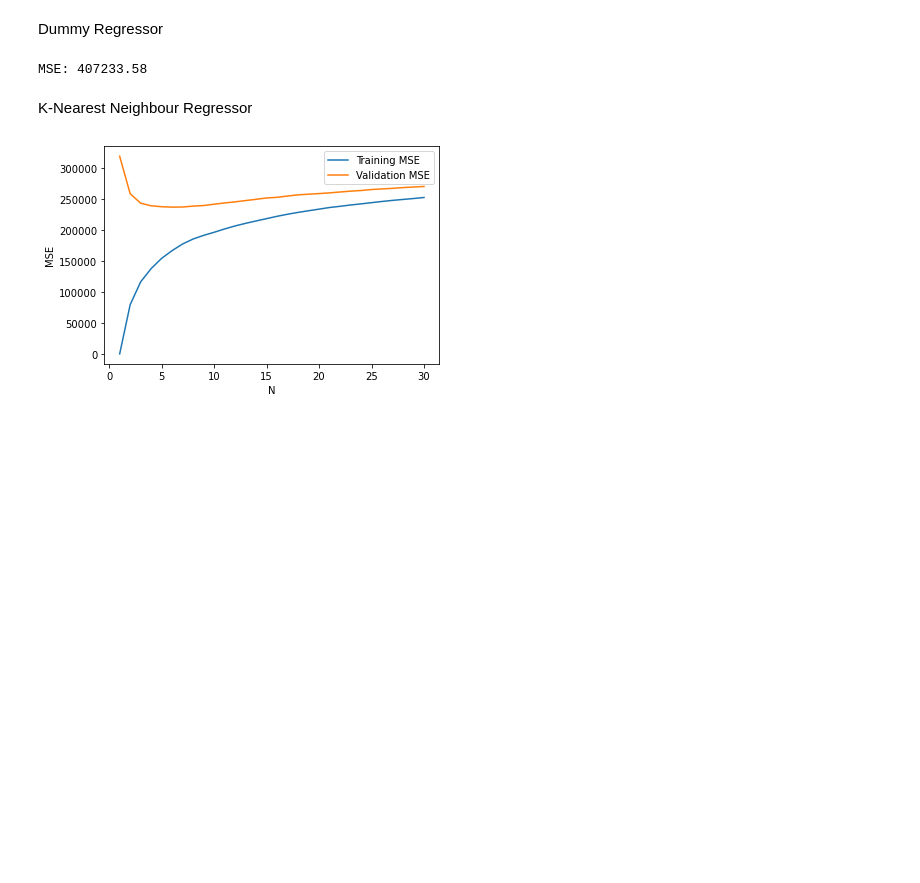
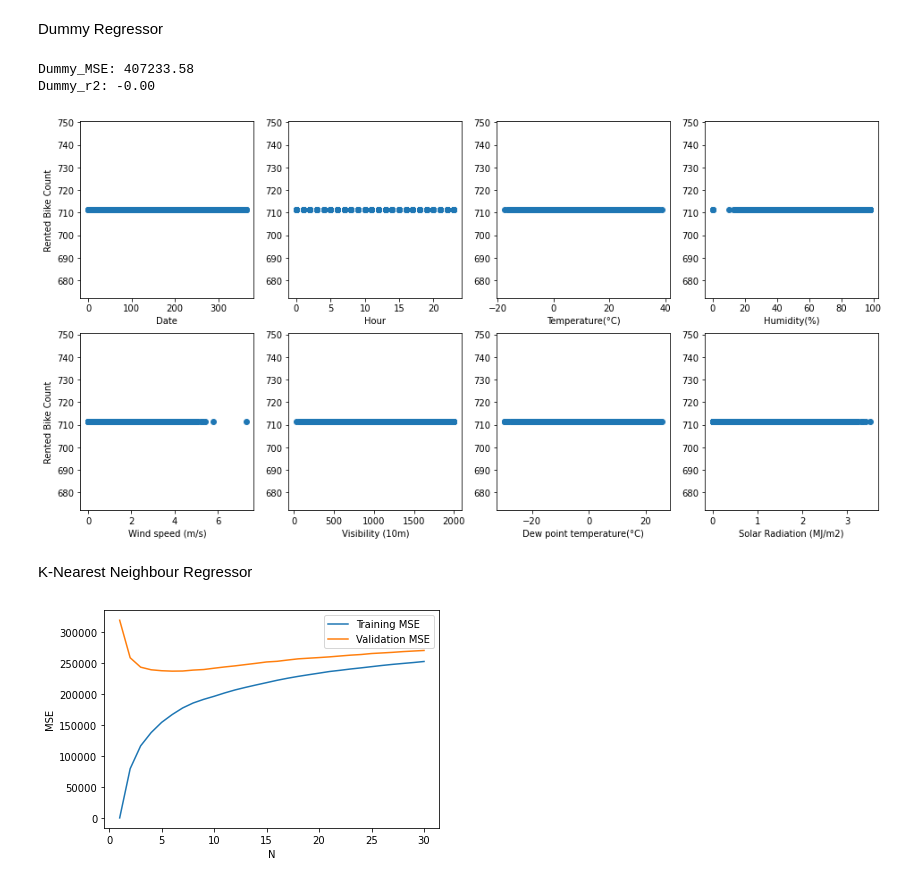
Before and after one commit to MEE-SPT/Intro_to_AI, a Jupyter notebook: model.ipynb, the cells around one changed output. Drawn from its saved outputs; the diff is of its cells as text; code cells hidden in the pictures; blank space fills up the shorter version.

Commit message:
add plot

```diff
--- a/model.ipynb
+++ b/model.ipynb
@@ -20,9 +39,12 @@ df['Functioning Day'] = le.fit_transform(df['Functioning Day'])
 # %%
-Y = np.array(df['Rented Bike Count'])
-X = np.array(df.loc[:, df.columns != 'Rented Bike Count'])
+# extract features and label
+Y = np.array(df['Rented Bike Count']) # label
+raw_X = df.loc[:, df.columns != 'Rented Bike Count']
+features = raw_X.columns.values
+X = np.array(raw_X) # features
 
 # split train test dataset
-Xtr, Xtest, Ytr, Ytest = train_test_split(X, Y, test_size = 0.2, shuffle=True, random_state=10)
+Xtr, Xte, Ytr, Yte = train_test_split(X, Y, test_size = 0.2, shuffle=True, random_state=10)
 # %% [markdown]
 Dummy Regressor
 # %%
@@ -30,11 +52,24 @@ from sklearn.dummy import DummyRegressor
 
 dummy_regr = DummyRegressor(strategy='mean')
 dummy_regr.fit(Xtr,Ytr)
-Ypred = dummy_regr.predict(Xtest)
-dummy_mse = mean_squared_error(Ytest, Ypred)
-print(f'MSE: {dummy_mse:.2f}')
+Ypred = dummy_regr.predict(Xte)
+dummy_mse = mean_squared_error(Yte, Ypred)
+dummy_r2 = r2_score(Yte, Ypred)
+print(f'Dummy_MSE: {dummy_mse:.2f}')
+print(f'Dummy_r2: {dummy_r2:.2f}')
 # %% [output]
-MSE: 407233.58
+Dummy_MSE: 407233.58
+Dummy_r2: -0.00
+# %%
+plt.figure(1, figsize=(16,8))
+for i in range(8):
+    plt.subplot(2,4,i+1)
+    plt.scatter(Xte[:,[i]],Ypred)
+    if i %4==0:
+        plt.ylabel('Rented Bike Count')
+    plt.xlabel(features[i])
+# %% [output]
+[figure, added]
 # %% [markdown]
 K-Nearest Neighbour Regressor
 # %%
```
Also changed, not shown: parts of 17 cells of this notebook.
